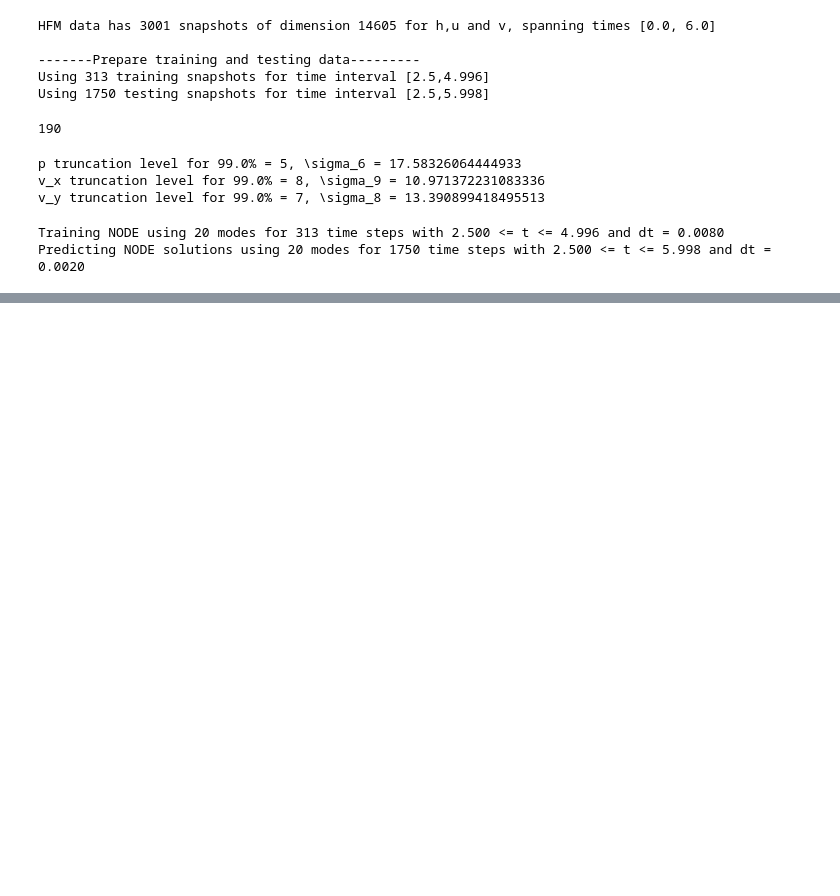
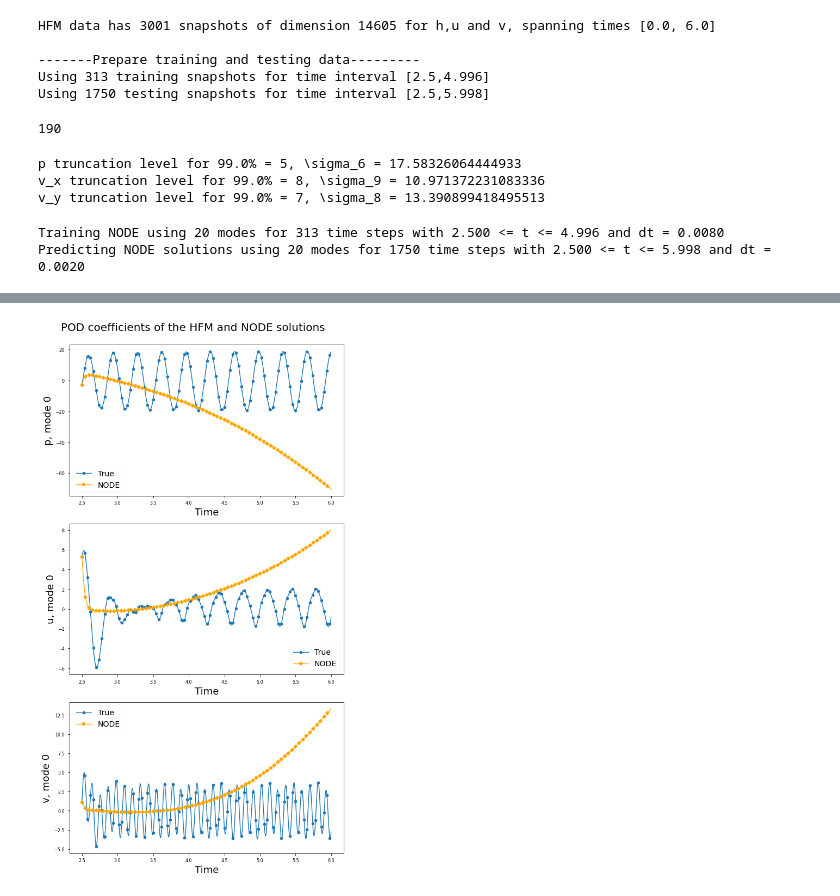
Before and after one commit to erdc/pynirom, a Jupyter notebook: examples/PODNODE_cylinder.ipynb, the cells around one changed output, grey strips where cells are left out. Saved outputs shown, nothing was run; the diff lists cells and outputs as text; code cells hidden in the pictures; blank space fills up the shorter version.

```diff
--- a/examples/PODNODE_cylinder.ipynb
+++ b/examples/PODNODE_cylinder.ipynb
@@ -208,0 +179,9 @@ Epoch 4: Loss = 0.329251, LR = 0.001000
+# %%
+### Preprocess training data (scale time and/or states, augment states if using ANODE)
+### Set up learning rate scheduler and optimizer for training of the NODE model
+
+true_state_tensor, times_tensor, init_tensor, learn_rate, optim = \
+                NODE.preprocess_data(scale_states=scale_states, augmented=augmented,
+                        lr_decay=learning_rate_decay, init_lr=initial_learning_rate, opt=optimizer,
+                        scaling_method='centered', aug_dim=aug_dims,
+                        decay_steps=decay_steps, decay_rate=decay_rate, staircase=staircase_opt, )
@@ -208,0 +191,7 @@ Epoch 4: Loss = 0.329251, LR = 0.001000
+# %%
+### ---- Model Training ------
+reload(node)
+train_loss_results, train_lr, saved_ep = \
+         NODE.train_model(true_state_tensor, times_tensor, init_tensor, epochs, savedir,
+                    solver=solver, purpose=purpose, adjoint=use_adjoint, minibatch=use_minibatch,
+                         pre_trained_dir = pre_trained_dir)
@@ -208,0 +251,31 @@ Epoch 4: Loss = 0.329251, LR = 0.001000
+# %%
+def set_label(key):
+    if key == 'v_x':
+        return 'u'
+    elif key == 'v_y':
+        return 'v'
+    else:
+        return key
+# %%
+### ----- Visualize true and predicted POD coefficients -------
+
+comp = 0
+
+# Visualization fluff here
+fig, ax = plt.subplots(nrows=3,ncols=1,figsize=(8,15))
+mnum = comp
+for i, key in enumerate(soln_names):
+    tt = ax[i].plot(times_predict[:],true_pred_state_array[:,mnum],label='True',marker='o',markevery=20)
+    # Visualization of modal evolution using NODE
+    ln, = ax[i].plot(times_predict[:],predicted_states[:,mnum],label='NODE',color='orange',marker='D',
+                     markevery=25)
+    mnum = mnum + nw[key]
+
+    ax[i].set_xlabel('Time', fontsize=18)
+    sv = set_label(key)+', mode '+str(comp)
+    ax[i].set_ylabel(sv,fontsize=18)
+    ax[i].legend(fontsize=14)
+fig.suptitle("POD coefficients of the HFM and NODE solutions", fontsize=20)
+fig.tight_layout(rect=[0, 0.03, 1, 0.98])
+# %% [output]
+[figure, added]
```
Also changed, not shown: parts of 10 cells of this notebook, 2 other files.
